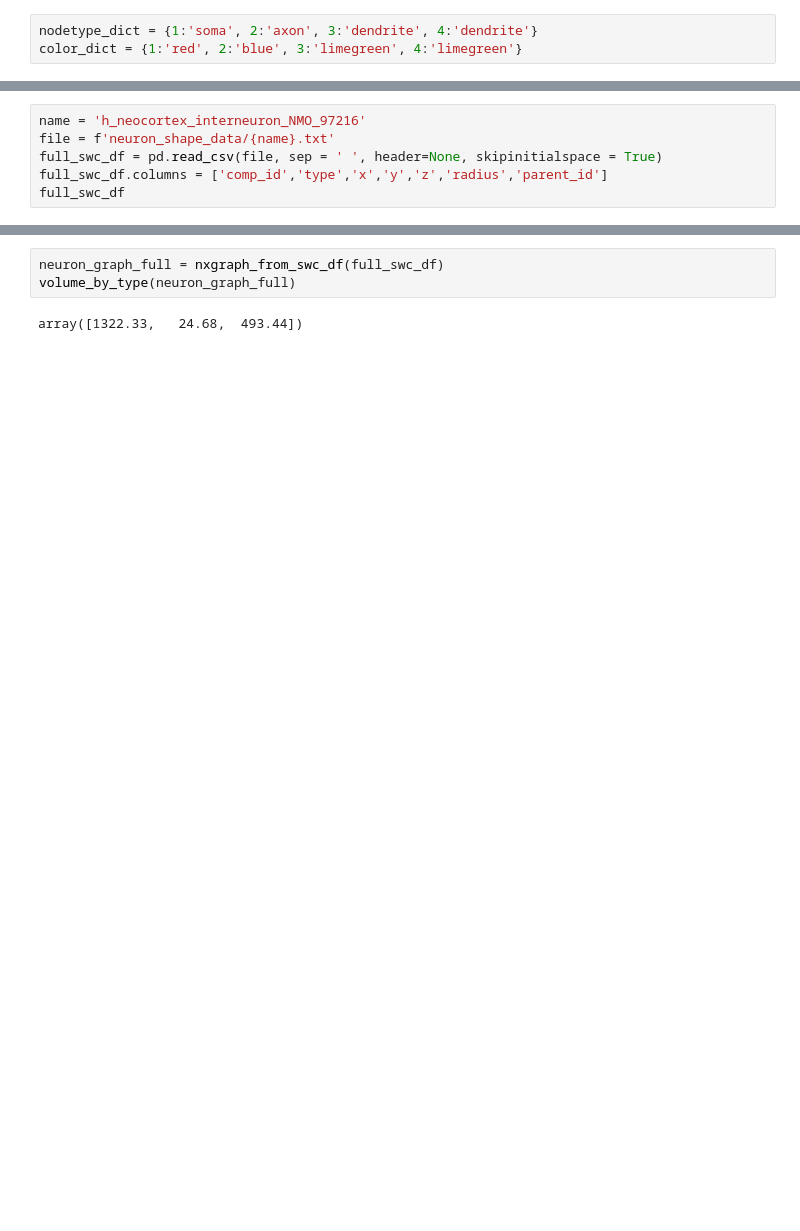
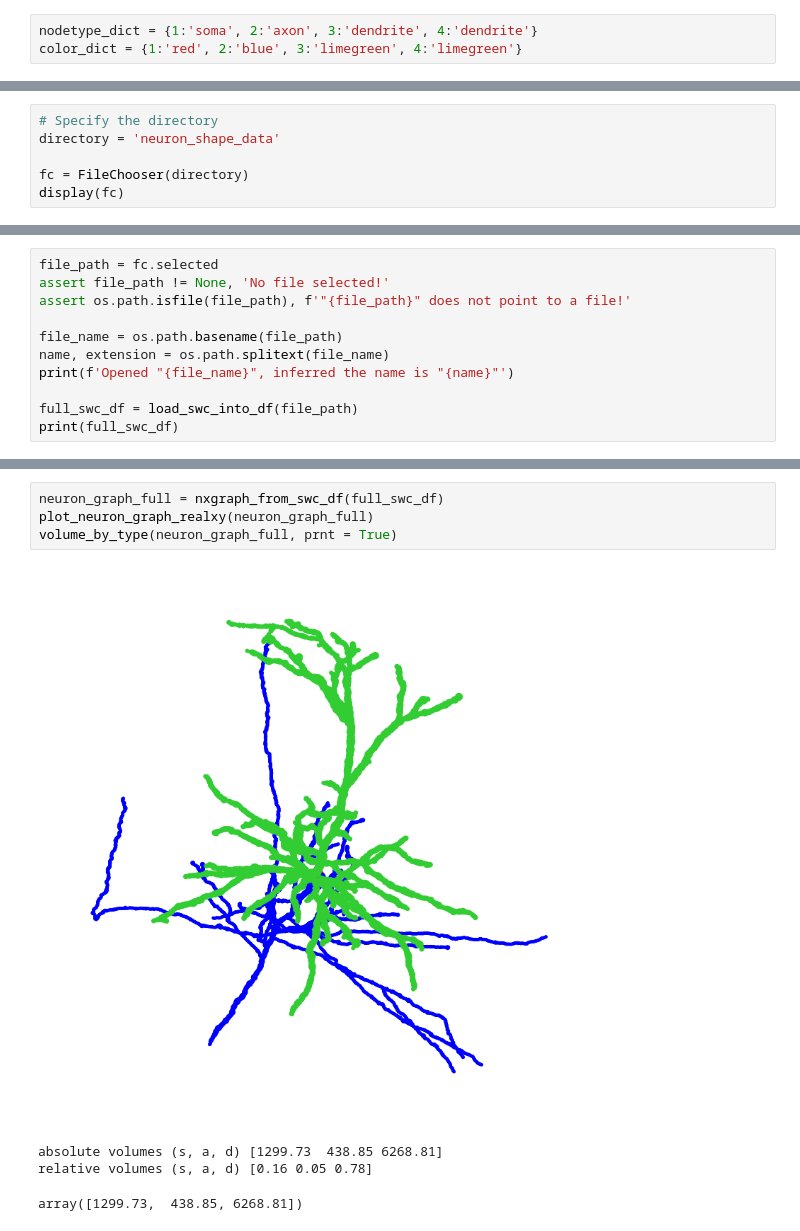
Before and after one commit to dkornai/SSD-in-Neurons, a Jupyter notebook: networkx_from_swc.ipynb, the cells around one changed output, grey strips where cells are left out. Cells and saved outputs as stored; diff of their text form; blank space fills up the shorter version.

```diff
--- a/networkx_from_swc.ipynb
+++ b/networkx_from_swc.ipynb
@@ -16,0 +65,6 @@ color_dict = {1:'red', 2:'blue', 3:'limegreen', 4:'limegreen'}
+# %%
+# Specify the directory
+directory = 'neuron_shape_data'
+
+fc = FileChooser(directory)
+display(fc)
@@ -17,7 +73,12 @@ color_dict = {1:'red', 2:'blue', 3:'limegreen', 4:'limegreen'}
 # %%
-name = 'h_neocortex_interneuron_NMO_97216'
-file = f'neuron_shape_data/{name}.txt'
-full_swc_df = pd.read_csv(file, sep = ' ', header=None, skipinitialspace = True)
-full_swc_df.columns = ['comp_id','type','x','y','z','radius','parent_id']
-full_swc_df
+file_path = fc.selected
+assert file_path != None, 'No file selected!'
+assert os.path.isfile(file_path), f'"{file_path}" does not point to a file!'
+
+file_name = os.path.basename(file_path)
+name, extension = os.path.splitext(file_name)
+print(f'Opened "{file_name}", inferred the name is "{name}"')
+
+full_swc_df = load_swc_into_df(file_path)
+print(full_swc_df)
 # %% [output]
@@ -37,5 +100,9 @@ full_swc_df
 # %%
 neuron_graph_full = nxgraph_from_swc_df(full_swc_df)
-volume_by_type(neuron_graph_full)
+plot_neuron_graph_realxy(neuron_graph_full)
+volume_by_type(neuron_graph_full, prnt = True)
 # %% [output]
+[figure, added]
-array([1322.33,   24.68,  493.44])
+absolute volumes (s, a, d) [1299.73  438.85 6268.81]
+relative volumes (s, a, d) [0.16 0.05 0.78]
+array([1299.73,  438.85, 6268.81])
```
Also changed, not shown: parts of 12 cells of this notebook, 2 other files.
